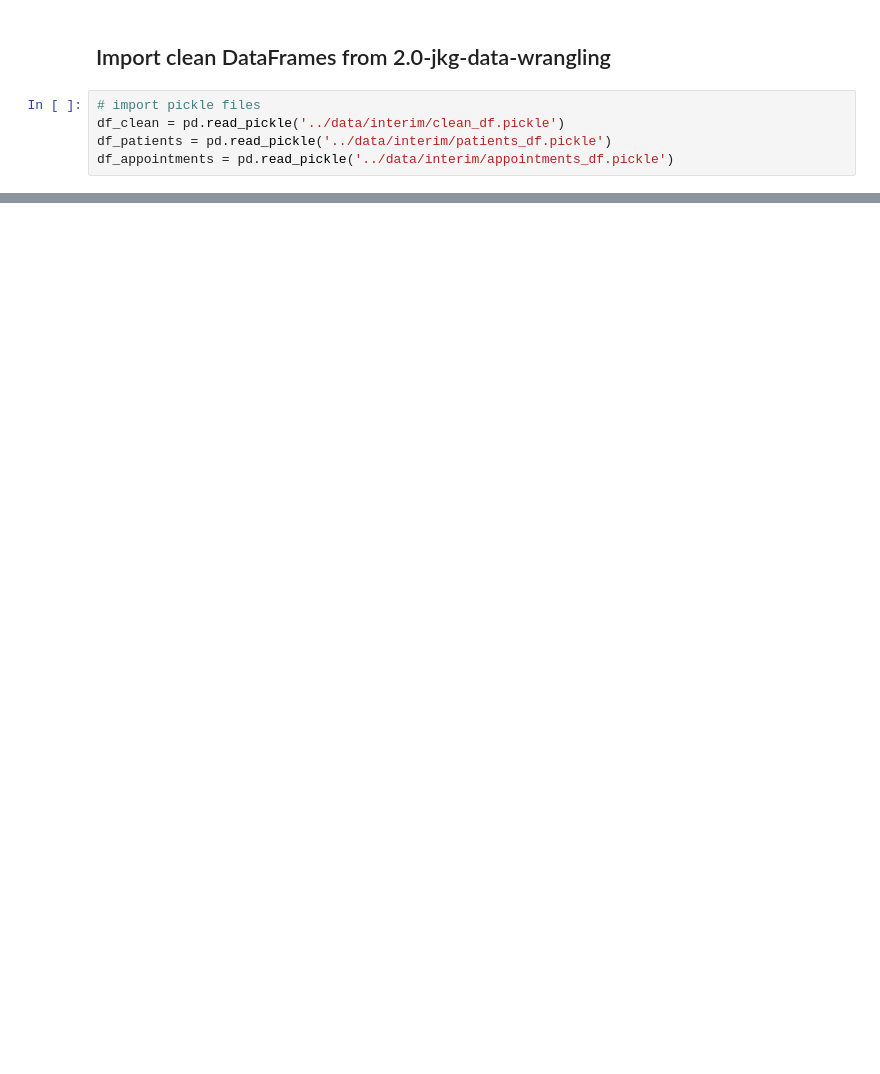
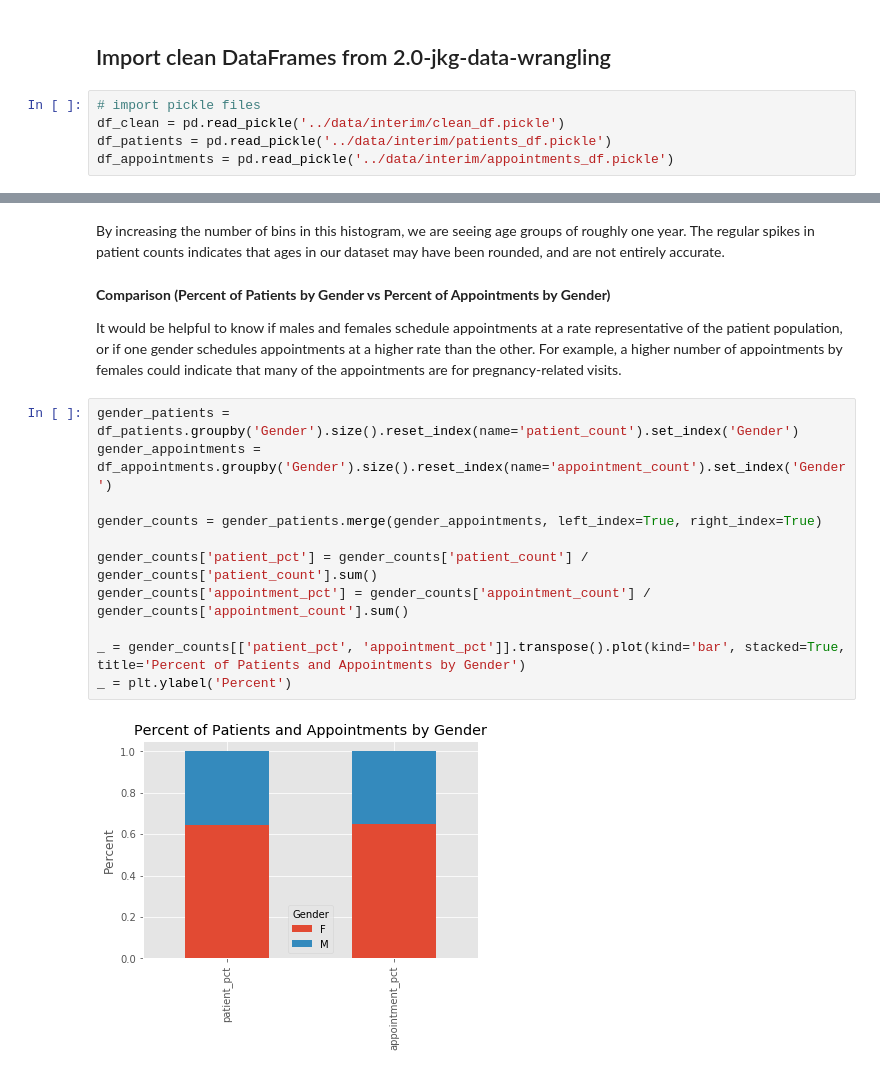
Before and after one commit to jkgerig/springboard_capstone_1, a Jupyter notebook: notebooks/3.0-jkg-data-story.ipynb, the cells around one changed output, grey strips where cells are left out. Drawn from its saved outputs; the diff is of its cells as text; blank space fills up the shorter version.

```diff
--- a/notebooks/3.0-jkg-data-story.ipynb
+++ b/notebooks/3.0-jkg-data-story.ipynb
@@ -41,0 +70,19 @@ df_appointments = pd.read_pickle('../data/interim/appointments_df.pickle')
+# %% [markdown]
+By increasing the number of bins in this histogram, we are seeing age groups of roughly one year. The regular spikes in patient counts indicates that ages in our dataset may have been rounded, and are not entirely accurate.
+# %% [markdown]
+**Comparison (Percent of Patients by Gender vs Percent of Appointments by Gender)**
+
+It would be helpful to know if males and females schedule appointments at a rate representative of the patient population, or if one gender schedules appointments at a higher rate than the other. For example, a higher number of appointments by females could indicate that many of the appointments are for pregnancy-related visits.
+# %%
+gender_patients = df_patients.groupby('Gender').size().reset_index(name='patient_count').set_index('Gender')
+gender_appointments = df_appointments.groupby('Gender').size().reset_index(name='appointment_count').set_index('Gender')
+
+gender_counts = gender_patients.merge(gender_appointments, left_index=True, right_index=True)
+
+gender_counts['patient_pct'] = gender_counts['patient_count'] / gender_counts['patient_count'].sum()
+gender_counts['appointment_pct'] = gender_counts['appointment_count'] / gender_counts['appointment_count'].sum()
+
+_ = gender_counts[['patient_pct', 'appointment_pct']].transpose().plot(kind='bar', stacked=True, title='Percent of Patients and Appointments by Gender')
+_ = plt.ylabel('Percent')
+# %% [output]
+[figure, added]
```
Also changed, not shown: parts of 21 cells of this notebook.
